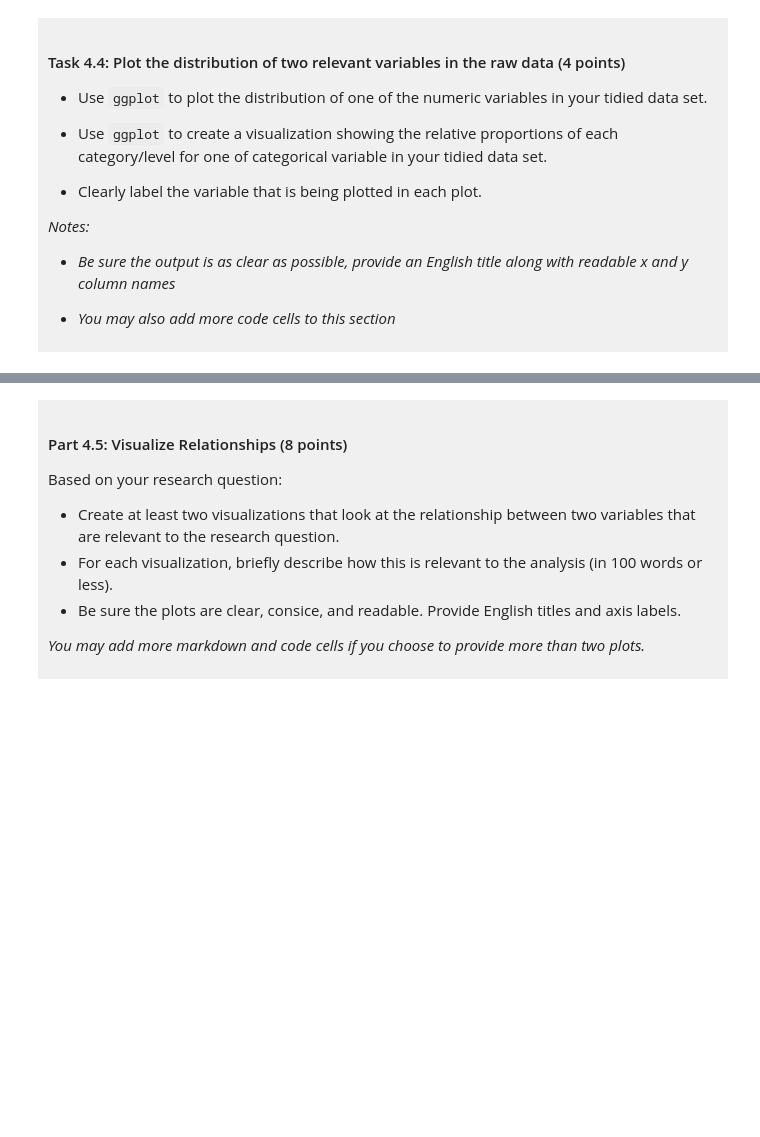
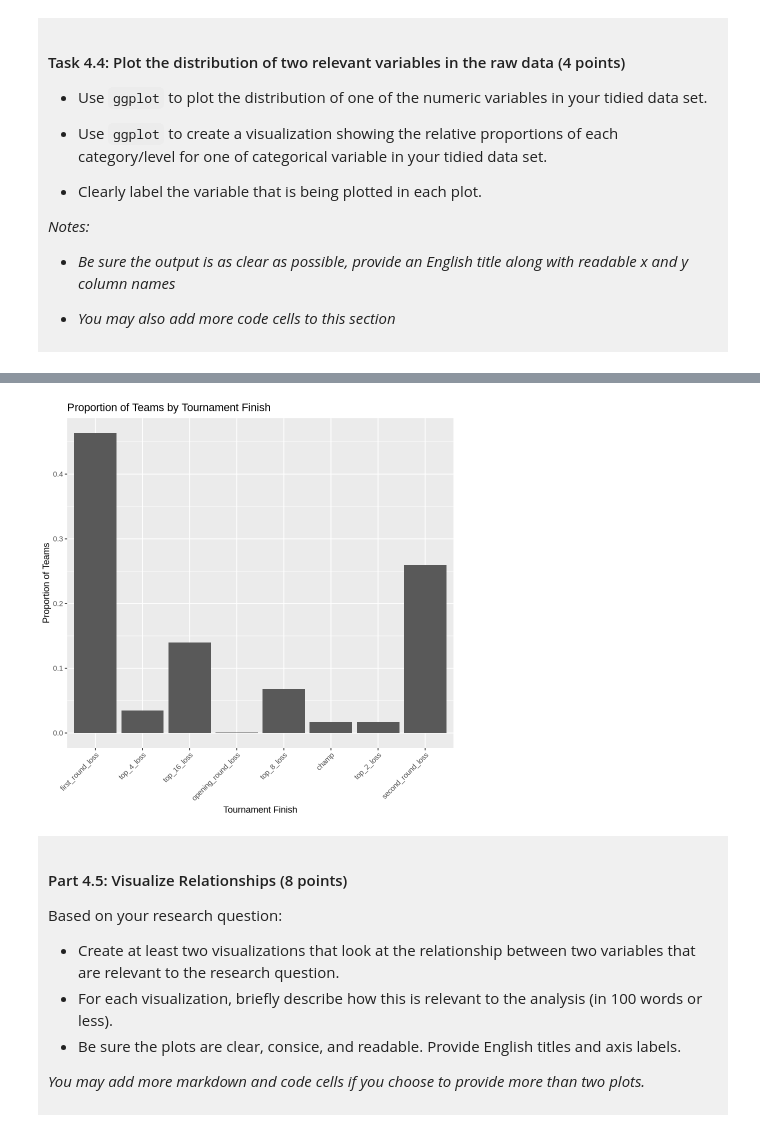
Before and after one commit to Armaana1706/dsci-100-project-armaan-arbabi, a Jupyter notebook: dsci-100-project-notebook.ipynb, the cells around one changed output, grey strips where cells are left out. Cells and saved outputs as stored; diff of their text form; code cells hidden in the pictures; blank space fills up the shorter version.

```diff
--- a/dsci-100-project-notebook.ipynb
+++ b/dsci-100-project-notebook.ipynb
@@ -319,5 +364,21 @@ You will refine your research question (if needed) and produce a tidy data set.
 # %%
-### EDIT THIS CODE CELL FOR PLOT 2 ###
+
+finish_proportions <- tidy_march |>
+  group_by(tourney_finish) |>
+  summarize(count = n()) |>
+  mutate(proportion = count / sum(count))
+
+ggplot(finish_proportions,
+       aes(x = tourney_finish, y = proportion)) +
+  geom_bar(stat = "identity") +
+  labs(
+    title = "Proportion of Teams by Tournament Finish",
+    x = "Tournament Finish",
+    y = "Proportion of Teams"
+  ) +
+  theme(axis.text.x = element_text(angle = 45, hjust = 1))
+# %% [output]
+[figure, added]
 # %% [markdown]
 <div style="background-color: #f0f0f0; padding: 10px;">
 
```
Also changed, not shown: parts of 9 cells of this notebook.
